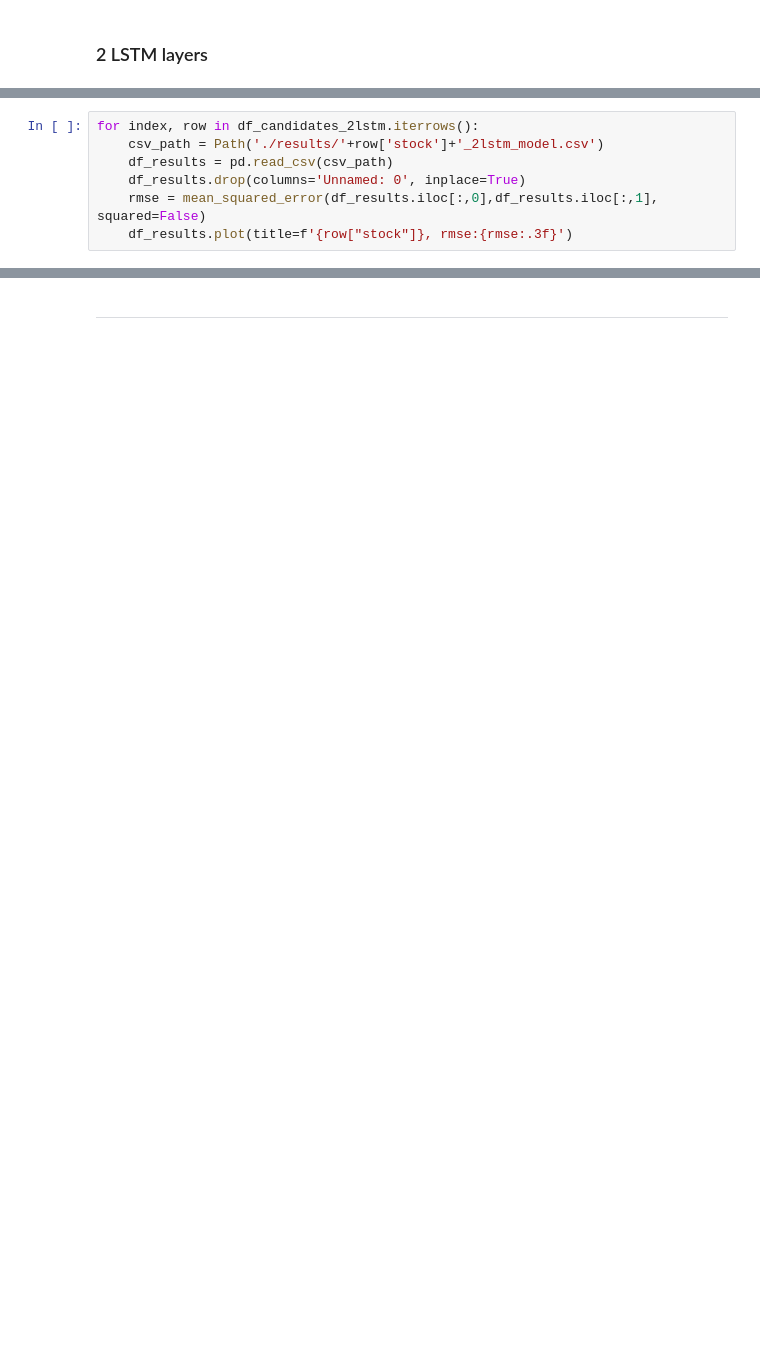
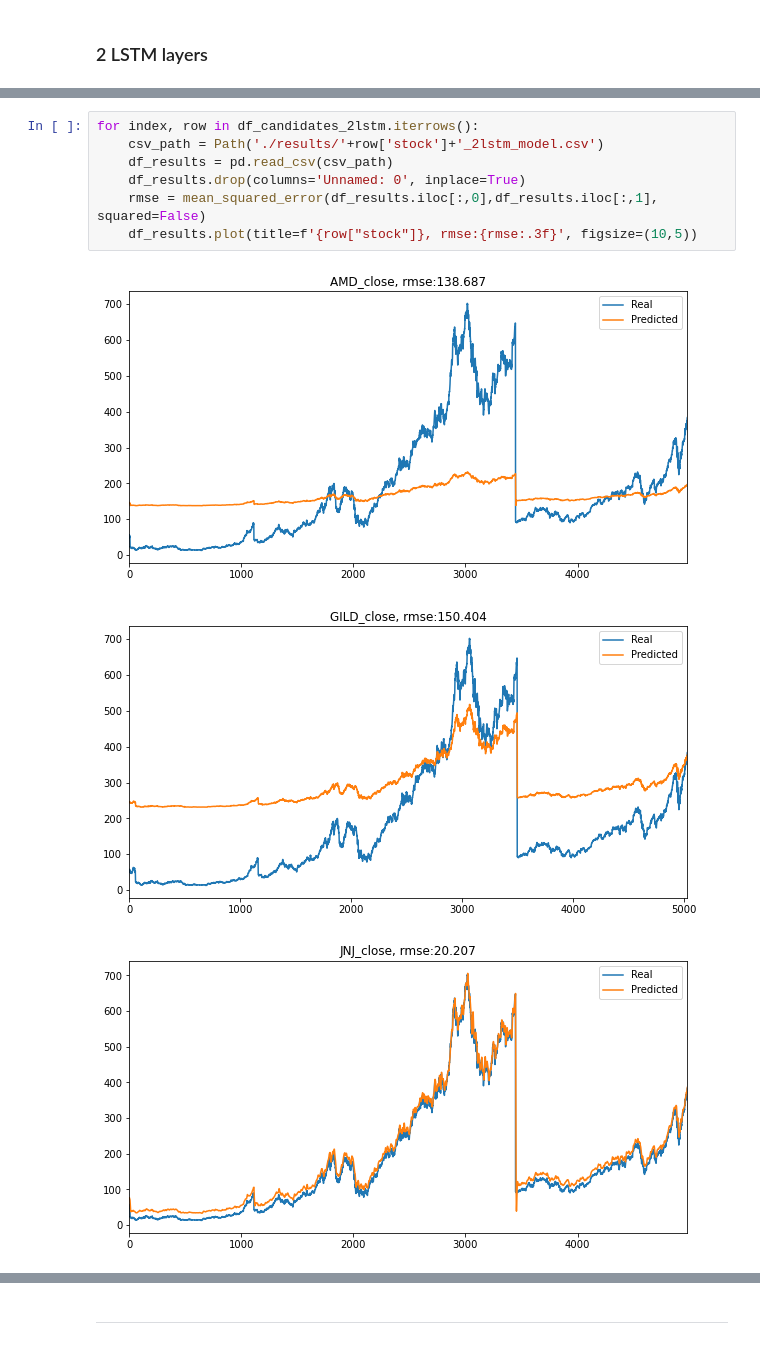
Before and after one commit to DT021/Twitter_Sentiment_Analysis_-_LSTM_Price_Prediction, a Jupyter notebook: Toufic/LSTM_stocks_v2.1.ipynb, the cells around one changed output, grey strips where cells are left out. Drawn from its saved outputs; the diff is of its cells as text; blank space fills up the shorter version.

```diff
--- a/Toufic/LSTM_stocks_v2.1.ipynb
+++ b/Toufic/LSTM_stocks_v2.1.ipynb
@@ -219,7 +228,11 @@ ValueError: Error when checking input: expected lstm_14_input to have shape (15,
 # %%
 for index, row in df_candidates_2lstm.iterrows():
     csv_path = Path('./results/'+row['stock']+'_2lstm_model.csv')
     df_results = pd.read_csv(csv_path)
     df_results.drop(columns='Unnamed: 0', inplace=True)
     rmse = mean_squared_error(df_results.iloc[:,0],df_results.iloc[:,1], squared=False)
-    df_results.plot(title=f'{row["stock"]}, rmse:{rmse:.3f}')
+    df_results.plot(title=f'{row["stock"]}, rmse:{rmse:.3f}', figsize=(10,5))
+# %% [output]
+[figure, added]
+[figure, added]
+[figure, added]
```
Also changed, not shown: parts of 18 cells of this notebook, 4 other files.
